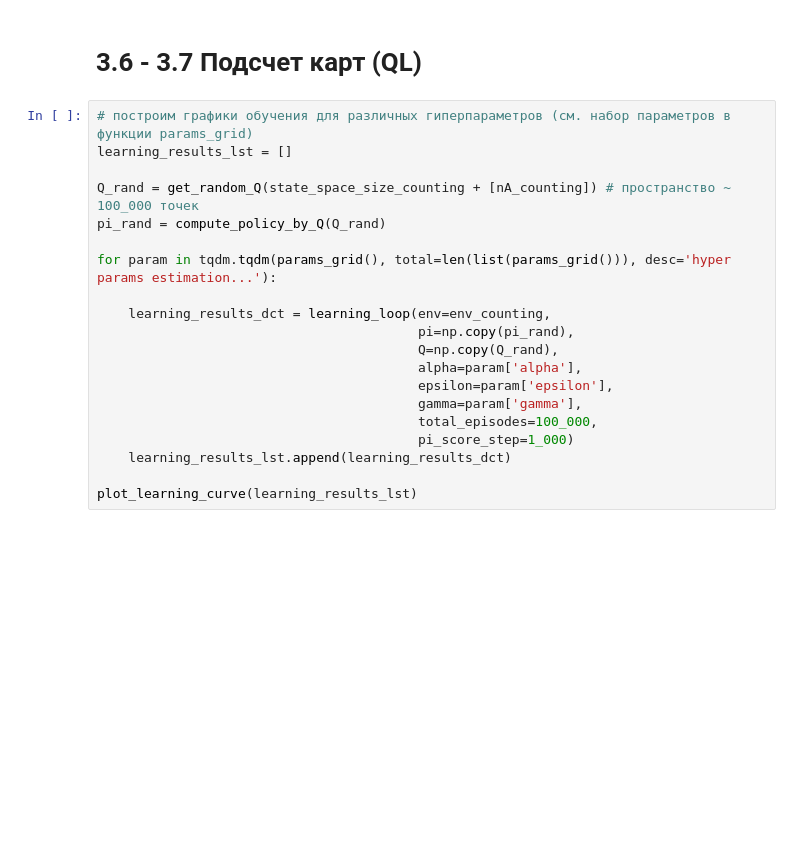
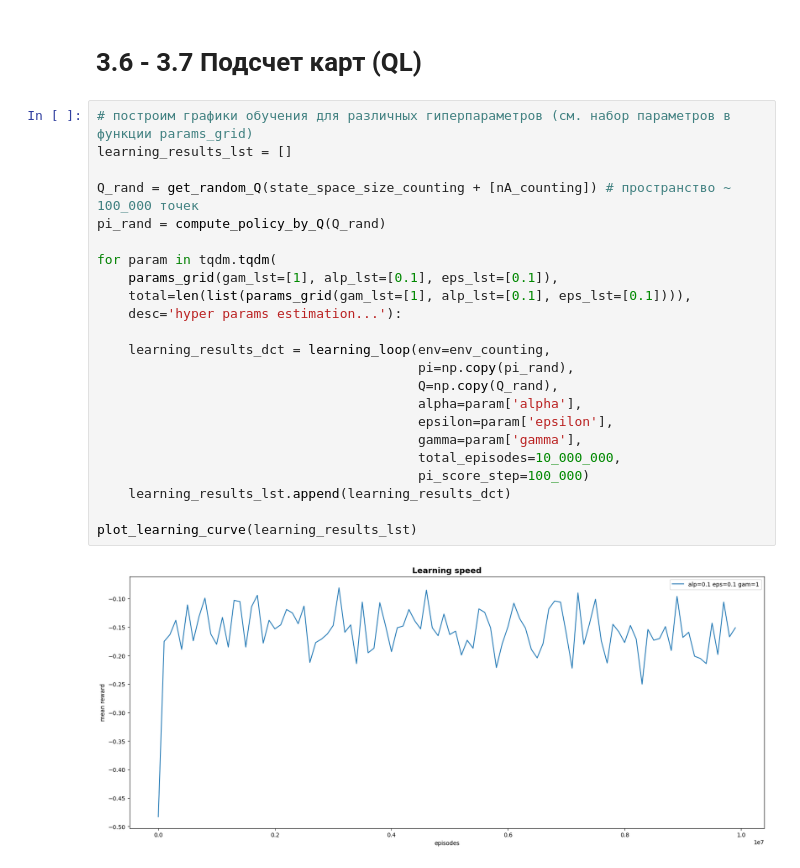
Before and after one commit to LuckyAndre/RL, a Jupyter notebook: BlackJack_MC_QL.ipynb, the cells around one changed output. Cells and saved outputs as stored; diff of their text form; blank space fills up the shorter version.

```diff
--- a/BlackJack_MC_QL.ipynb
+++ b/BlackJack_MC_QL.ipynb
@@ -450,23 +462,28 @@ for i in learning_results_lst: #
 # %%
 # построим графики обучения для различных гиперпараметров (см. набор параметров в функции params_grid)
 learning_results_lst = []
 
 Q_rand = get_random_Q(state_space_size_counting + [nA_counting]) # пространство ~ 100_000 точек
 pi_rand = compute_policy_by_Q(Q_rand)
 
-for param in tqdm.tqdm(params_grid(), total=len(list(params_grid())), desc='hyper params estimation...'):
+for param in tqdm.tqdm(
+    params_grid(gam_lst=[1], alp_lst=[0.1], eps_lst=[0.1]),
+    total=len(list(params_grid(gam_lst=[1], alp_lst=[0.1], eps_lst=[0.1]))),
+    desc='hyper params estimation...'):
 
     learning_results_dct = learning_loop(env=env_counting,
                                          pi=np.copy(pi_rand),
                                          Q=np.copy(Q_rand),
                                          alpha=param['alpha'],
                                          epsilon=param['epsilon'],
                                          gamma=param['gamma'],
-                                         total_episodes=100_000,
-                                         pi_score_step=1_000)
+                                         total_episodes=10_000_000,
+                                         pi_score_step=100_000)
     learning_results_lst.append(learning_results_dct)
 
 plot_learning_curve(learning_results_lst)
+# %% [output]
+[figure, added]
 # %%
 print('%10s %10s %10s %10s' % ('gamma', 'epsilon', 'alpha', 'score'))
 for i in learning_results_lst: #
```
Also changed, not shown: parts of 17 cells of this notebook.
